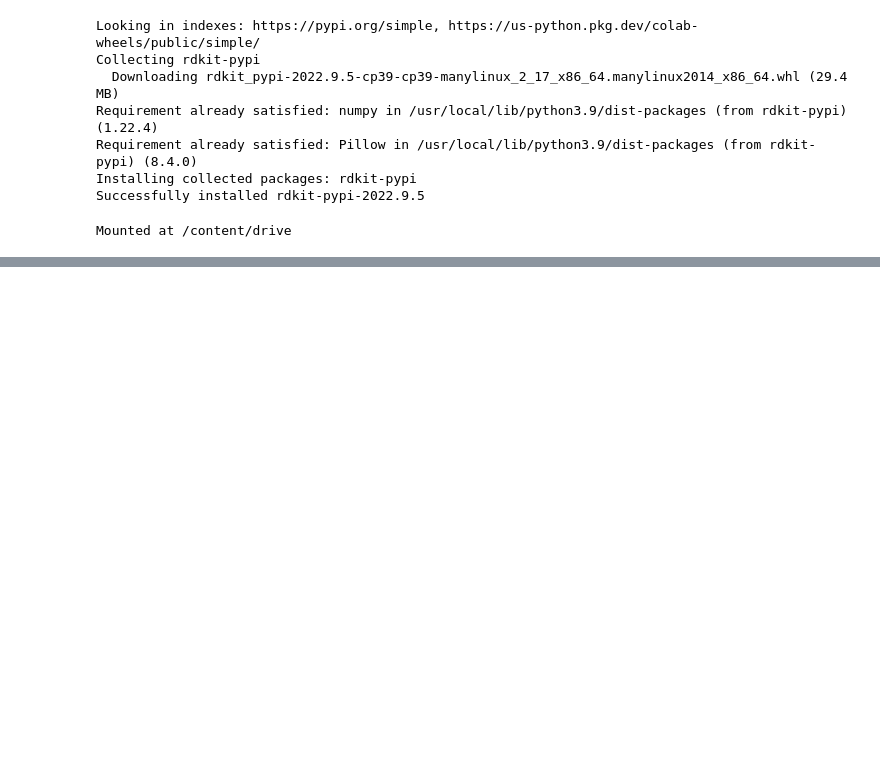
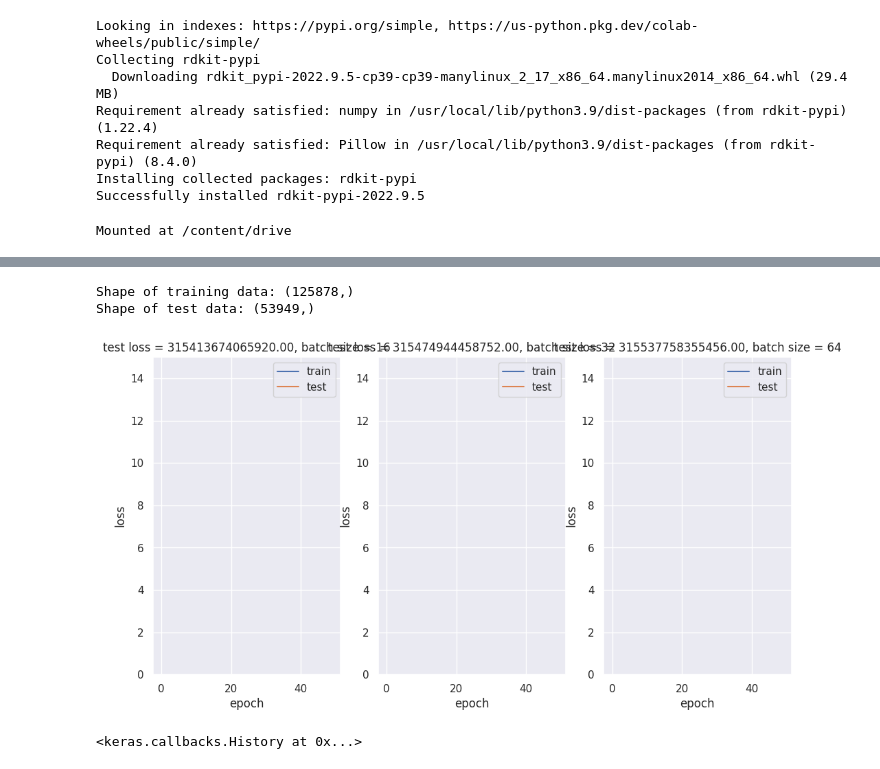
Before and after one commit to xMCTH/DSF, a Jupyter notebook: MidTerm Tutorial.ipynb, the cells around one changed output, grey strips where cells are left out. Saved outputs shown, nothing was run; the diff lists cells and outputs as text; code cells hidden in the pictures; blank space fills up the shorter version.

```diff
--- a/MidTerm Tutorial.ipynb
+++ b/MidTerm Tutorial.ipynb
@@ -45,0 +75,3 @@ Mounted at /content/drive
+# %%
+chembl_df = df[["molecule_chembl_id", "smiles","standard_value"]]
+chembl_df.head()
@@ -45,0 +131,12 @@ Mounted at /content/drive
+# %%
+# Split the data into training and test set
+x_train, x_test, y_train, y_test = train_test_split(
+    chembl_df["fingerprints_df"], chembl_df[["standard_value"]], test_size=0.3, random_state=42
+)
+
+# Print the shape of training and testing data
+print("Shape of training data:", x_train.shape)
+print("Shape of test data:", x_test.shape)
+# %% [output]
+Shape of training data: (125878,)
+Shape of test data: (53949,)
@@ -45,0 +175,64 @@ Mounted at /content/drive
+# %%
+# Neural network parameters
+batch_sizes = [16, 32, 64]
+nb_epoch = 50
+layer1_size = 64
+layer2_size = 32
+# %%
+# Plot
+fig = plt.figure(figsize=(12, 6))
+sns.set(color_codes=True)
+for index, batch in enumerate(batch_sizes):
+    fig.add_subplot(1, len(batch_sizes), index + 1)
+    model = neural_network_model(layer1_size, layer2_size)
+
+    # Fit model on x_train, y_train data
+    history = model.fit(
+        np.array(list((x_train))).astype(float),
+        y_train.values,
+        batch_size=batch,
+        validation_data=(np.array(list((x_test))).astype(float), y_test.values),
+        verbose=0,
+        epochs=nb_epoch,
+    )
+    plt.plot(history.history["loss"], label="train")
+    plt.plot(history.history["val_loss"], label="test")
+    plt.legend(["train", "test"], loc="upper right")
+    plt.ylabel("loss")
+    plt.xlabel("epoch")
+    plt.ylim((0, 15))
+    plt.title(
+        f"test loss = {history.history['val_loss'][nb_epoch-1]:.2f}, " f"batch size = {batch}"
+    )
+plt.show()
+# %% [output]
+[figure, added]
+# %%
+import os
+
+# Set the path to the folder where the weights will be saved
+weights_folder = "/content/drive/MyDrive/Colab Notebooks/"
+
+# Save the trained model
+filepath = os.path.join(weights_folder, "best_weights.hdf5")
+checkpoint = ModelCheckpoint(
+    filepath,
+    monitor="loss",
+    verbose=0,
+    save_best_only=True,
+    mode="min",
+    save_weights_only=True,
+)
+callbacks_list = [checkpoint]
+
+# Fit the model
+model.fit(
+    np.array(list((x_train))).astype(float),
+    y_train.values,
+    epochs=nb_epoch,
+    batch_size=16,
+    callbacks=callbacks_list,
+    verbose=0,
+)
+# %% [output]
+<keras.callbacks.History at 0x...>
```
Also changed, not shown: parts of 11 cells of this notebook.
